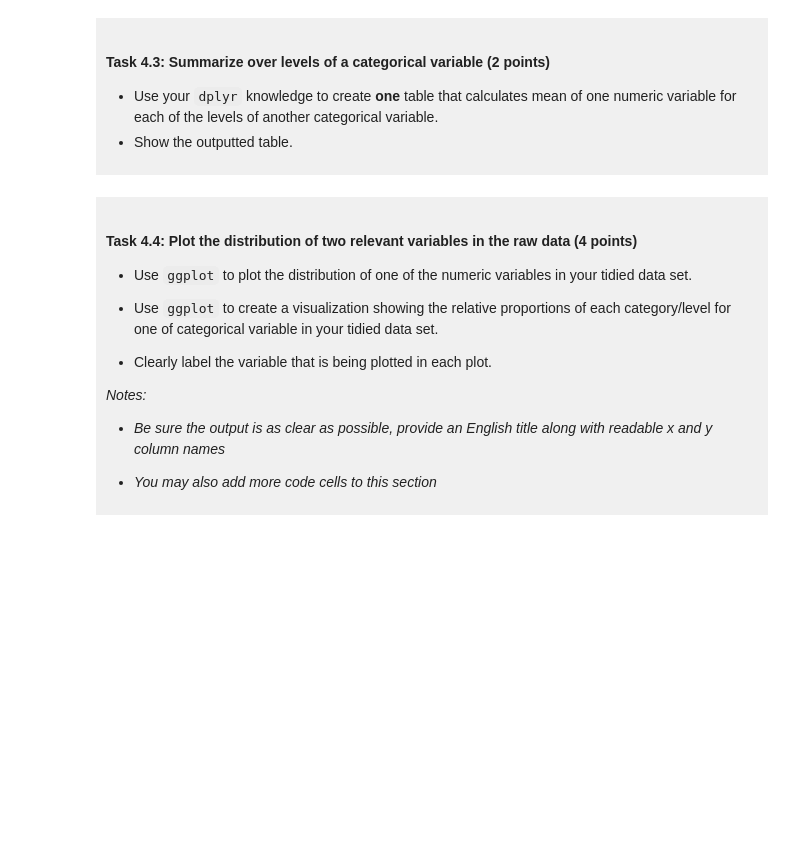
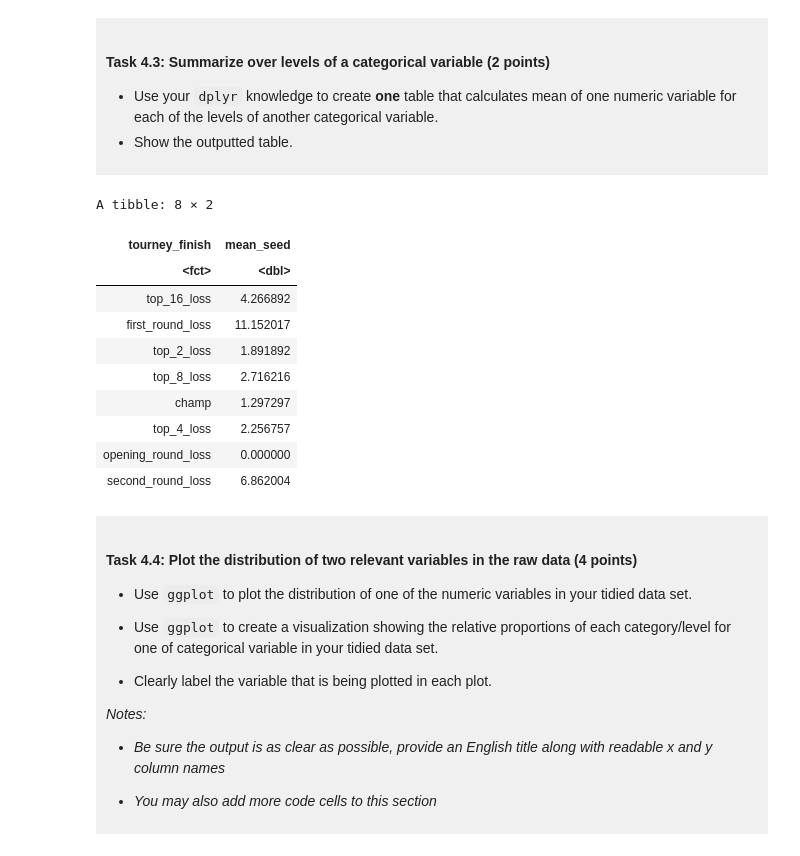
Before and after one commit to shakirazheng07/dsci-100-project-shakira-zheng, a Jupyter notebook: dsci-100-project-notebook.ipynb, the cells around one changed output. Cells and saved outputs as stored; diff of their text form; code cells hidden in the pictures; blank space fills up the shorter version.

```diff
--- a/dsci-100-project-notebook.ipynb
+++ b/dsci-100-project-notebook.ipynb
@@ -326,7 +353,21 @@ You will refine your research question (if needed) and produce a tidy data set.
 - Show the outputted table.
 </div>
 # %%
-### EDIT THIS CODE CELL ###
+wbb_tidy |>
+    group_by(tourney_finish) |>
+    summarise(mean_seed = mean(seed))
+# %% [output]
+A tibble: 8 × 2
+| tourney_finish | mean_seed |
+| <fct> | <dbl> |
+| top_16_loss | 4.266892 |
+| first_round_loss | 11.152017 |
+| top_2_loss | 1.891892 |
+| top_8_loss | 2.716216 |
+| champ | 1.297297 |
+| top_4_loss | 2.256757 |
+| opening_round_loss | 0.000000 |
+| second_round_loss | 6.862004 |
 # %% [markdown]
 <div style="background-color: #f0f0f0; padding: 10px;">
 
```
Also changed, not shown: parts of 8 cells of this notebook.
